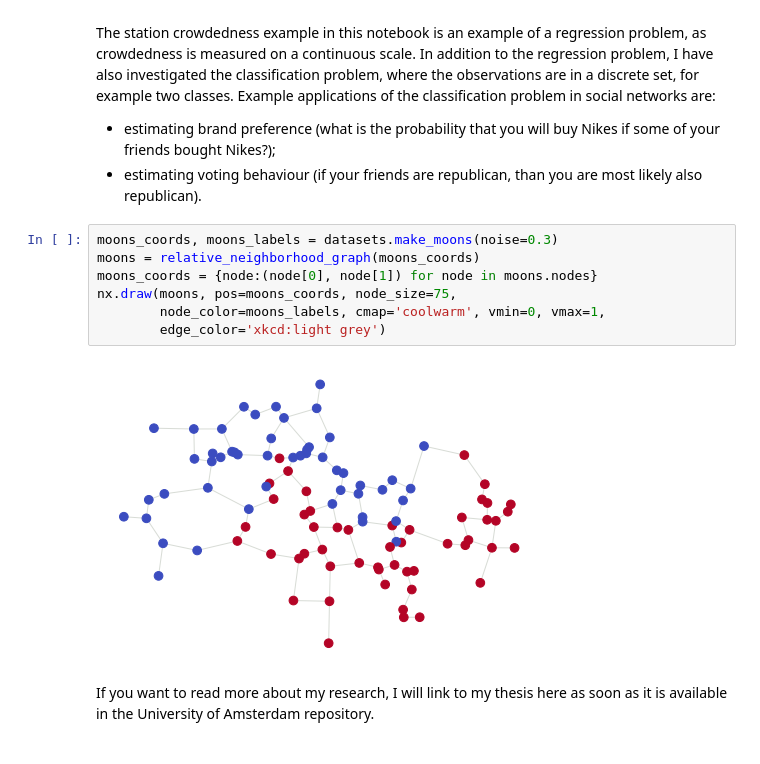
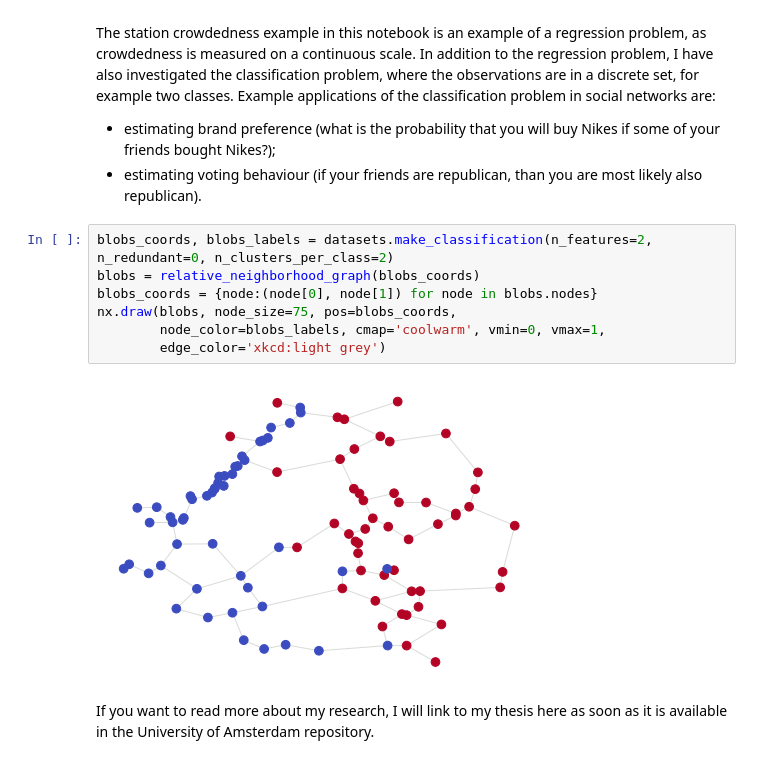
Before and after one commit to jarno35/thesis-presentation, a Jupyter notebook: thesis_presentation.ipynb, the cells around one changed output. Cells and saved outputs as stored; diff of their text form.

Commit message:
Updated classification example.

```diff
--- a/thesis_presentation.ipynb
+++ b/thesis_presentation.ipynb
@@ -207,13 +207,13 @@ The station crowdedness example in this notebook is an example of a regression p
 * estimating brand preference (what is the probability that you will buy Nikes if some of your friends bought Nikes?);
 * estimating voting behaviour (if your friends are republican, than you are most likely also republican).
 # %%
-moons_coords, moons_labels = datasets.make_moons(noise=0.3)
-moons = relative_neighborhood_graph(moons_coords)
-moons_coords = {node:(node[0], node[1]) for node in moons.nodes}
-nx.draw(moons, pos=moons_coords, node_size=75,
-        node_color=moons_labels, cmap='coolwarm', vmin=0, vmax=1,
+blobs_coords, blobs_labels = datasets.make_classification(n_features=2, n_redundant=0, n_clusters_per_class=2)
+blobs = relative_neighborhood_graph(blobs_coords)
+blobs_coords = {node:(node[0], node[1]) for node in blobs.nodes}
+nx.draw(blobs, node_size=75, pos=blobs_coords,
+        node_color=blobs_labels, cmap='coolwarm', vmin=0, vmax=1,
         edge_color='xkcd:light grey')
 # %% [output]
-[figure, old version]
+[figure, new version]
 # %% [markdown]
 If you want to read more about my research, I will link to my thesis here as soon as it is available in the University of Amsterdam repository.
```
Also changed, not shown: parts of 8 cells of this notebook, 1 other file.
